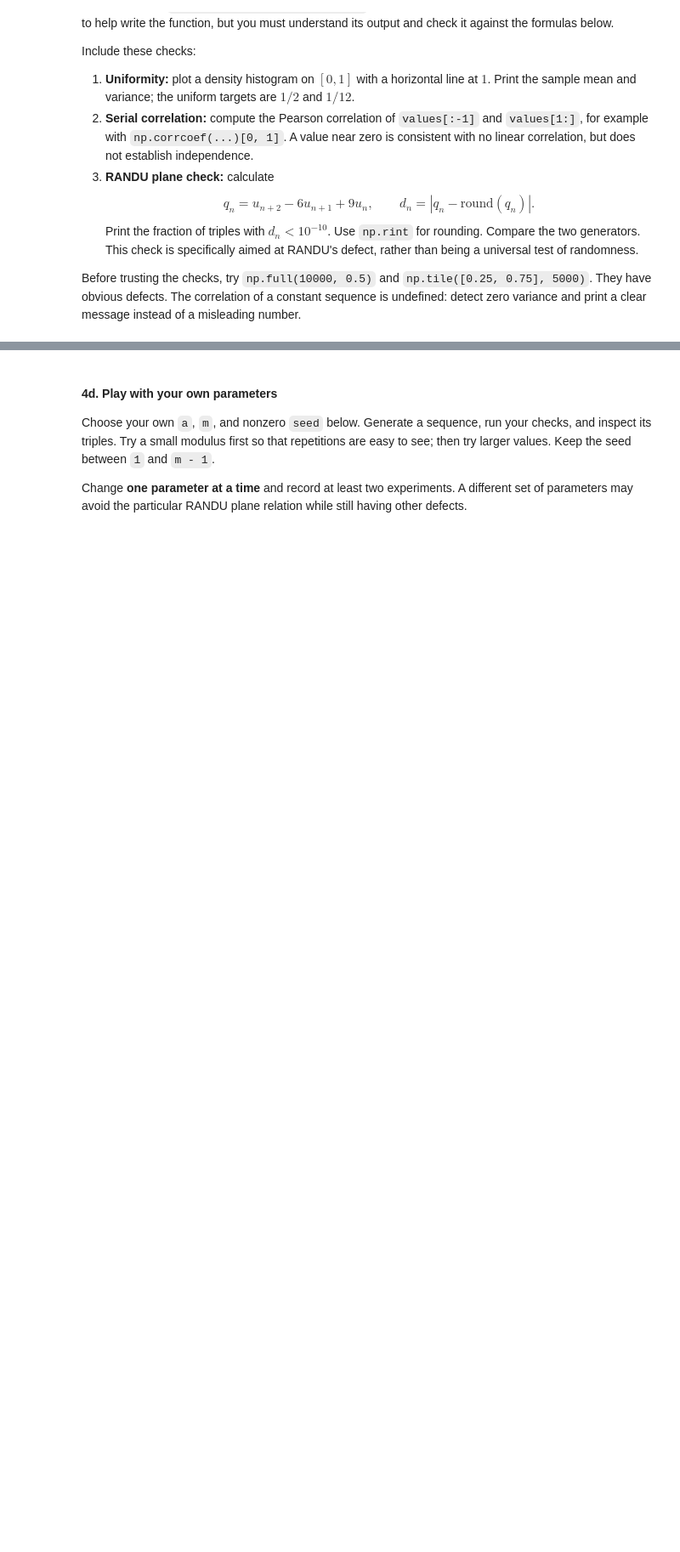
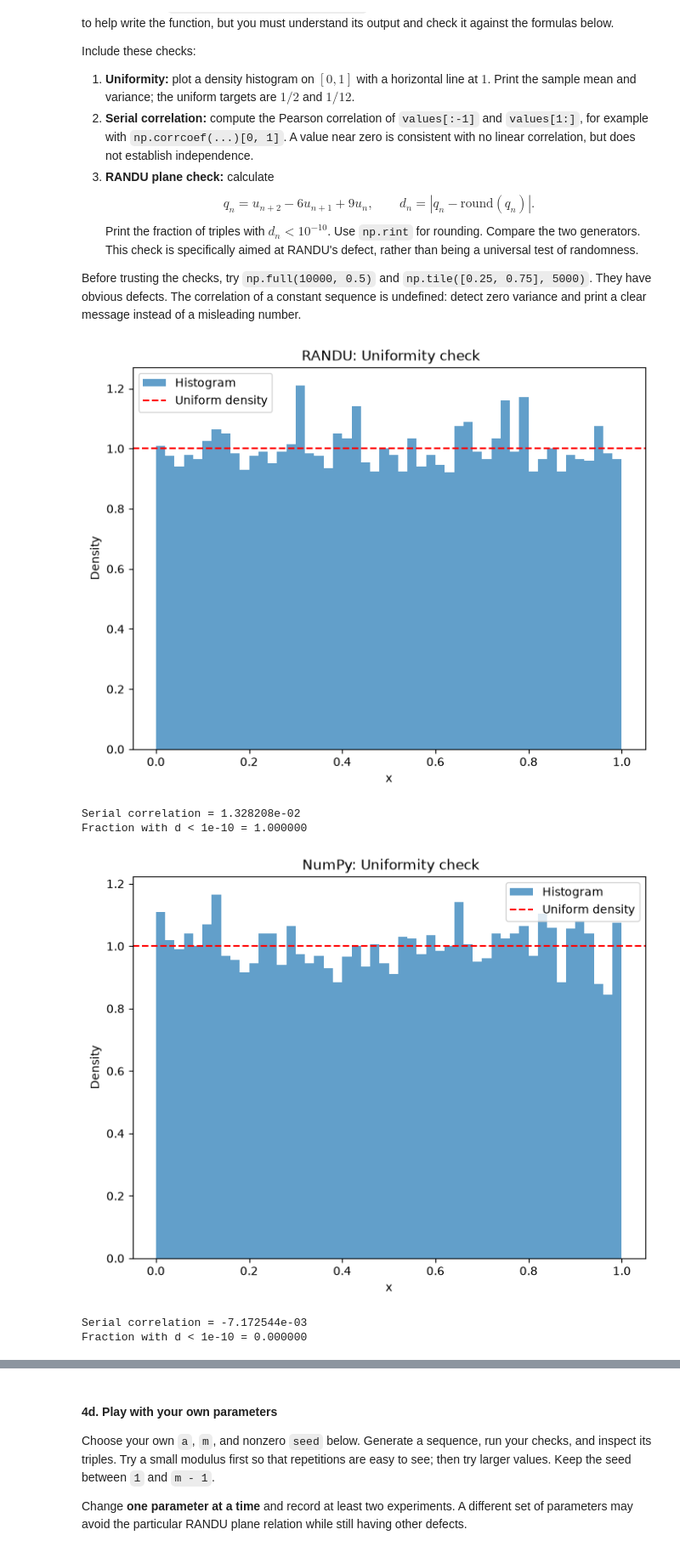
Before and after one commit to Feri0726/numalg-methods, a Jupyter notebook: class_work/class8.ipynb, the cells around one changed output, grey strips where cells are left out. Shown at 85% size. Cells and saved outputs as stored; diff of their text form; code cells hidden in the pictures; blank space fills up the shorter version.

```diff
--- a/class_work/class8.ipynb
+++ b/class_work/class8.ipynb
@@ -209,6 +274,10 @@ def mcg(n, seed, a, m):
     values = np.empty(n)
     # Work Here!
 
+    for i in range(n):
+        state = (a * state) % m
+        values[i] = state / m
+
     return values
 # %%
 # Small example you can check by hand:
@@ -273,8 +349,42 @@ Before trusting the checks, try `np.full(10000, 0.5)` and `np.tile([0.25, 0.75],
 # %%
 def check_generator(values, name):
     # Work Here! Write the calculations and the histogram.
+    mean = np.mean(values)
+    var = np.var(values)
+    plt.figure(figsize=(8, 6))
+    plt.hist(values, bins=50, range=(0,1), density=(True), alpha=0.7, label = "Histogram")
+    plt.axhline(1, color = "red", linestyle = '--', label = 'Uniform density')
+    plt.title(f" {name}: Uniformity check")
+    plt.xlabel("x")
+    plt.ylabel("Density")
+    plt.legend()
+    plt.show()
+
+    if np.var(values[:-1]) == 0 or np.var(values[1:]) == 0:
+        print("Serial correlation: undefined (zero variance)")
+    else:
+        corr = np.corrcoef(values[:-1], values[1:])[0,1]
+        print(f"Serial correlation = {corr:.6e}")
+
+    if len(values) < 3:
+        print("RANDU plane check: not enough values")
+        return
+
+
+    q = values[2:] -6 *values[1:-1] + 9* values[:-2]
+    d = np.abs(q-np.rint(q))
+
+    fraction = np.mean(d < 1e-10)
+    print(f"Fraction with d < 1e-10 = {fraction:.6f}")
 
 check_generator(randu_values, "RANDU")
 check_generator(numpy_values, "NumPy")
 check_generator(np.full(10000, 0.5), "Constant sequence")
 check_generator(np.tile([0.25, 0.75], 5000), "Alternating sequence")
+# %% [output]
+[figure, added]
+Serial correlation = 1.328208e-02
+Fraction with d < 1e-10 = 1.000000
+[figure, added]
+Serial correlation = -7.172544e-03
+Fraction with d < 1e-10 = 0.000000
```
Also changed, not shown: parts of 12 cells of this notebook.
